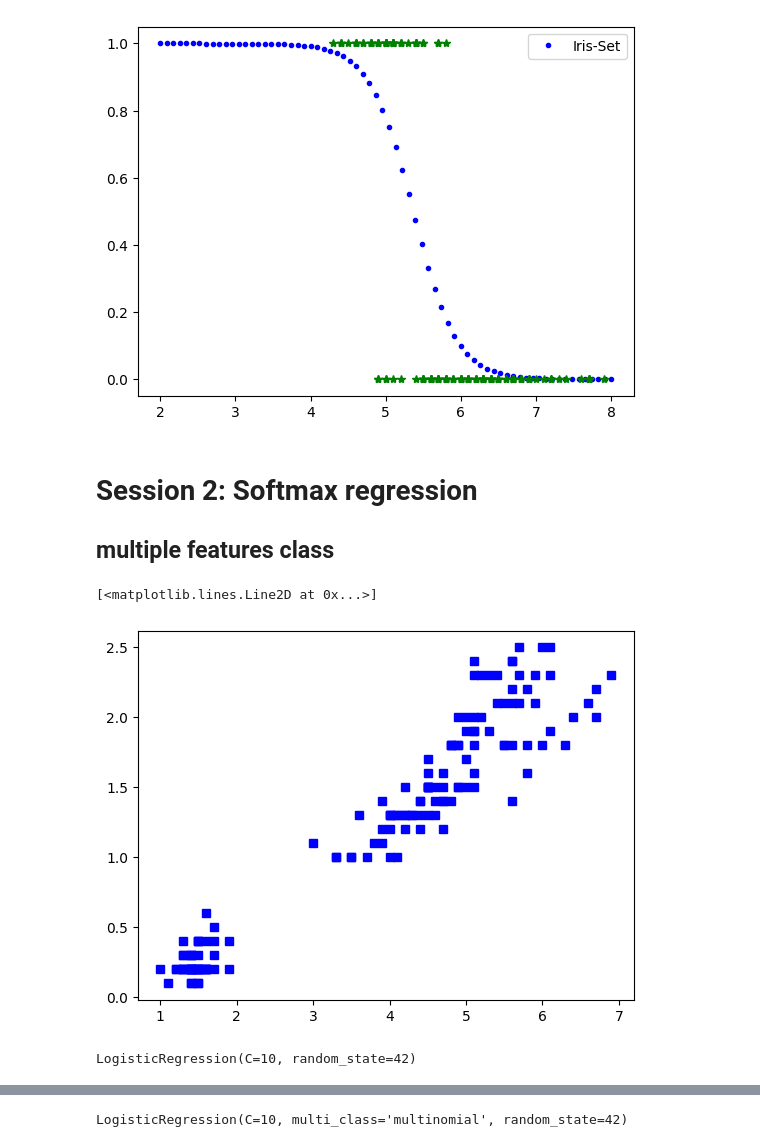
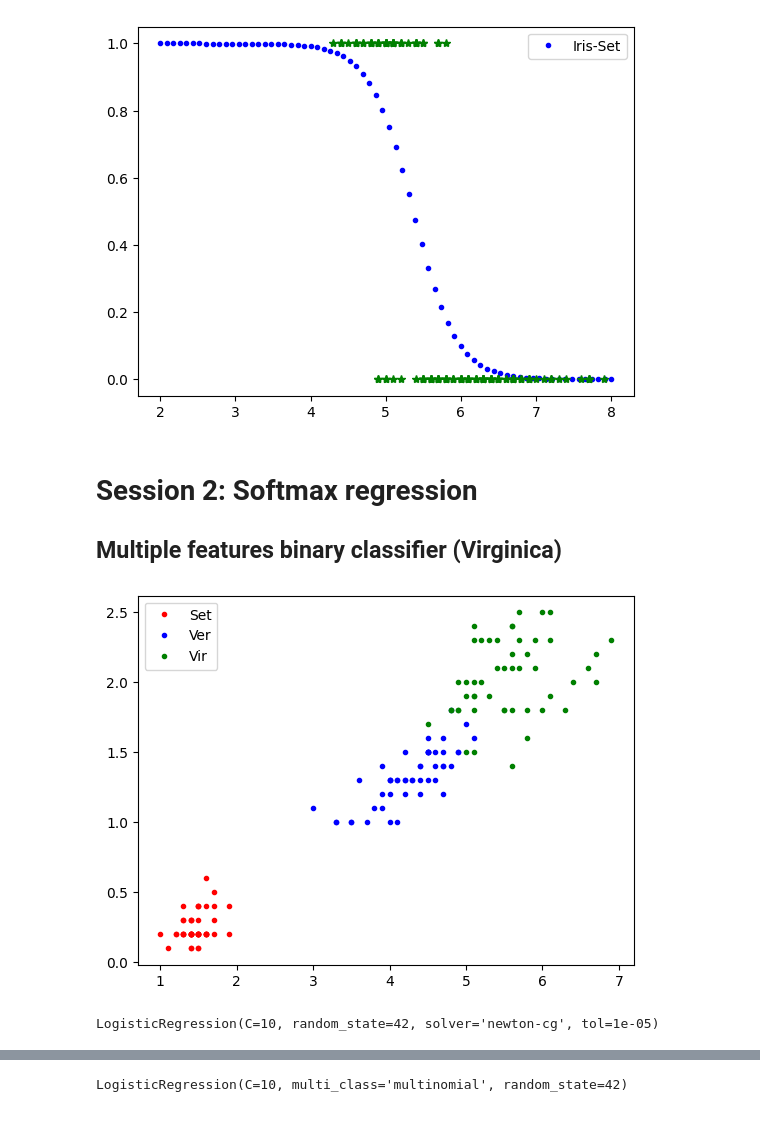
Before and after one commit to ITM-AI/2-logistic-regression, a Jupyter notebook: logistic-regressor.ipynb, the cells around one changed output, grey strips where cells are left out. Drawn from its saved outputs; the diff is of its cells as text; code cells hidden in the pictures.

```diff
--- a/logistic-regressor.ipynb
+++ b/logistic-regressor.ipynb
@@ -133,26 +133,29 @@ plt.plot(X,y,'*g')
 [figure]
 # %% [markdown]
 # Session 2: Softmax regression
-## multiple features class
+
+## Multiple features binary classifier (Virginica)
 # %%
 import matplotlib.pyplot as plt
 pl=iris.data[:,2:3]
 pw=iris.data[:,3:]
-plt.plot(pl,pw,'sb')
+tg = iris.target
+plt.plot(pl[tg==0,0],pw[tg==0,0],'.r',label='Set')
+plt.plot(pl[tg==1,0],pw[tg==1,0],'.b',label='Ver')
+plt.plot(pl[tg==2,0],pw[tg==2,0],'.g',label='Vir')
+plt.legend()
+plt.show()
 # %% [output]
-[<matplotlib.lines.Line2D at 0x...>]
-[figure, old version]
+[figure, new version]
 # %%
 from sklearn.linear_model import LogisticRegression
 X=iris.data[:,2:]
 y=(iris.target==2).astype(int)
 
-lrmi=LogisticRegression(solver='lbfgs',
-                       C=10,
-                       random_state=42)
-lrmi.fit(X,y)
+lrvir=LogisticRegression(random_state=42, tol=1e-5, C=10, max_iter=100, solver='newton-cg')
+lrvir.fit(X,y)
 # %% [output]
-LogisticRegression(C=10, random_state=42)
+LogisticRegression(C=10, random_state=42, solver='newton-cg', tol=1e-05)
 # %%
 import numpy as np
 x0, x1=np.meshgrid(
```
Also changed, not shown: parts of 17 cells of this notebook.
